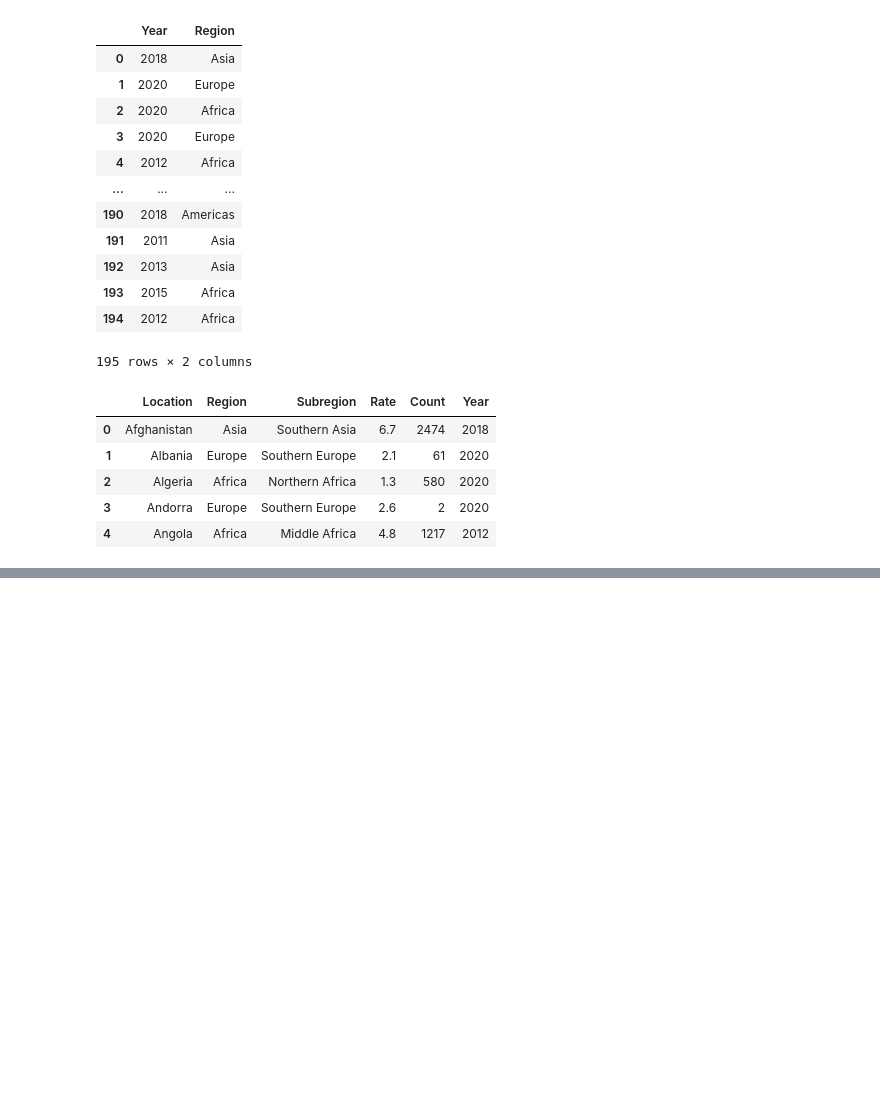
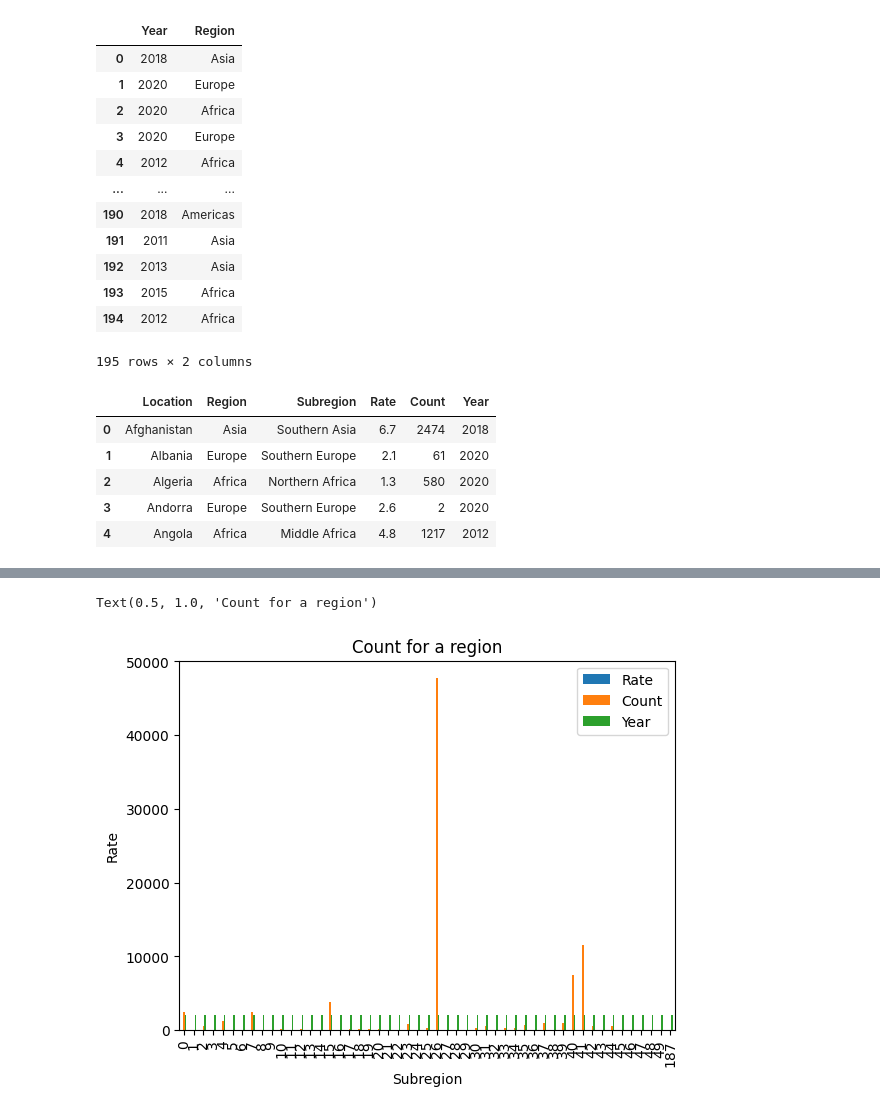
Before and after one commit to aminase/python-data-analysis, a Jupyter notebook: home.ipynb, the cells around one changed output, grey strips where cells are left out. Cells and saved outputs as stored; diff of their text form; code cells hidden in the pictures; blank space fills up the shorter version.

```diff
--- a/home.ipynb
+++ b/home.ipynb
@@ -399,0 +415,3 @@ Text(0.5, 1.0, 'Count for a region')
+# %%
+df.drop([187], inplace=True)
+df
@@ -399,0 +436,8 @@ Text(0.5, 1.0, 'Count for a region')
+# %%
+df.plot(kind="bar")
+plt.ylabel("Rate")
+plt.xlabel("Subregion")
+plt.title("Count for a region")
+# %% [output]
+Text(0.5, 1.0, 'Count for a region')
+[figure, added]
```
Also changed, not shown: parts of 5 cells of this notebook.
